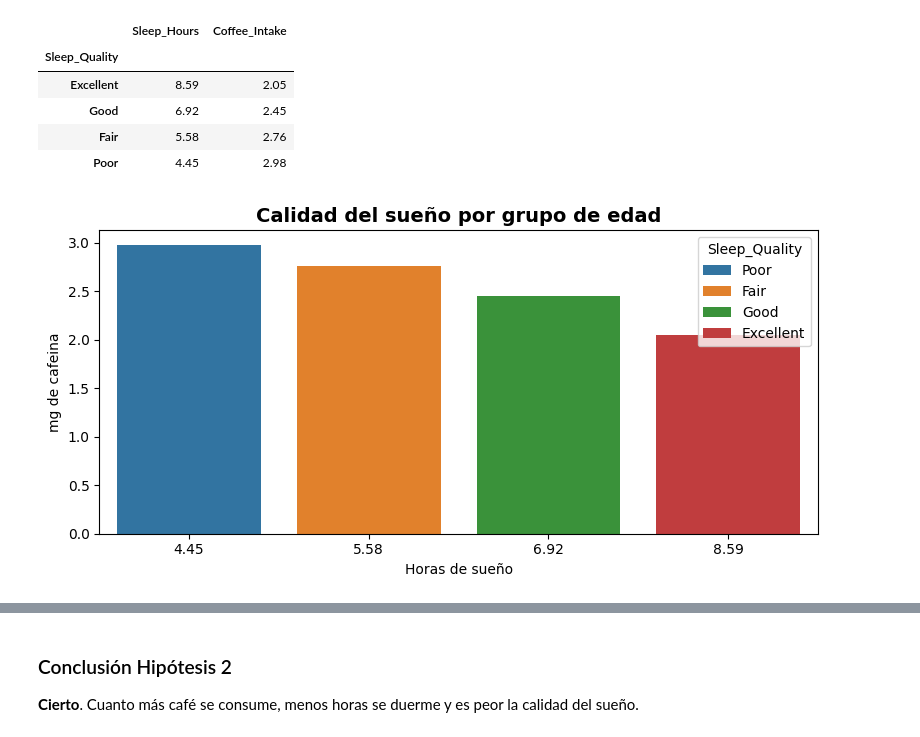
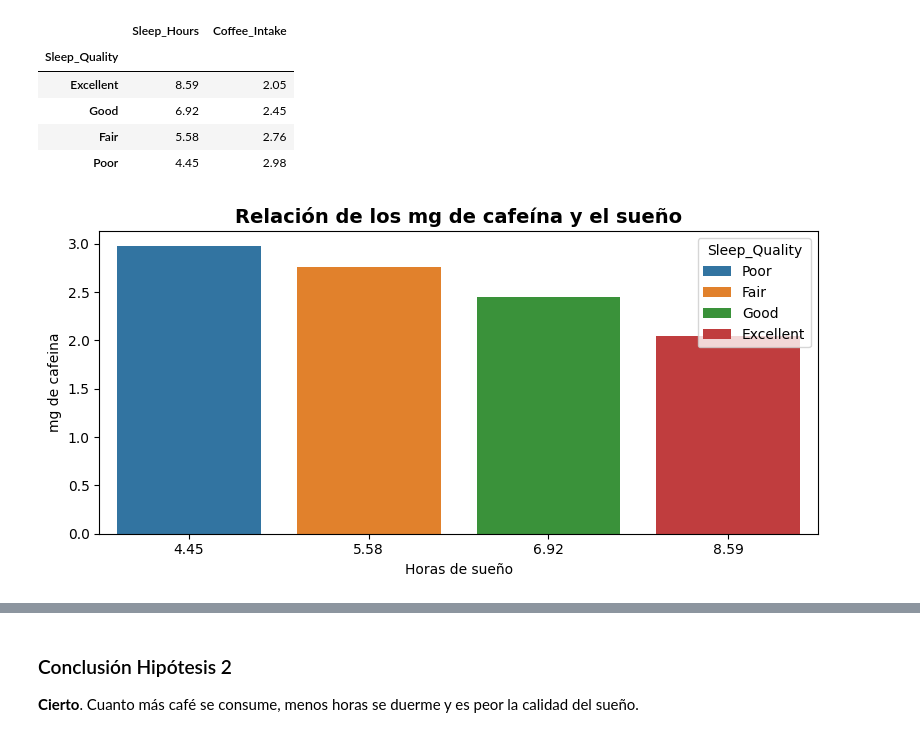
Before and after one commit to Balirina/EDA_Coffe_Consumption, a Jupyter notebook: memoria.ipynb, the cells around one changed output, grey strips where cells are left out. Saved outputs shown, nothing was run; the diff lists cells and outputs as text; code cells hidden in the pictures.

```diff
--- a/memoria.ipynb
+++ b/memoria.ipynb
@@ -420,15 +420,15 @@ df_h2
 # %%
 # Gráfico para la representar la correlación negativa entre la calidad del sueño y los mg de cafeina consumidos
 
 plt.figure(figsize=(8, 4))
 ax = sns.barplot(data=df_h2, y='Coffee_Intake', x='Sleep_Hours',hue=df_h2.index, hue_order=['Poor', 'Fair', 'Good', 'Excellent'])
 
-plt.title('Calidad del sueño por grupo de edad',fontweight='bold', fontsize=14)
+plt.title('Relación de los mg de cafeína y el sueño',fontweight='bold', fontsize=14)
 plt.xlabel('Horas de sueño')
 plt.ylabel('mg de cafeina')
 plt.tight_layout()
 plt.show()
 # %% [output]
-[figure, old version]
+[figure, new version]
 # %%
 # Gráfico con la diagrama de dispersión para entender como se relacionan las horas del sueño con la cantidad del café consumido y como se distribuen individualmente
```
Also changed, not shown: parts of 2 cells of this notebook, 6 other files.
